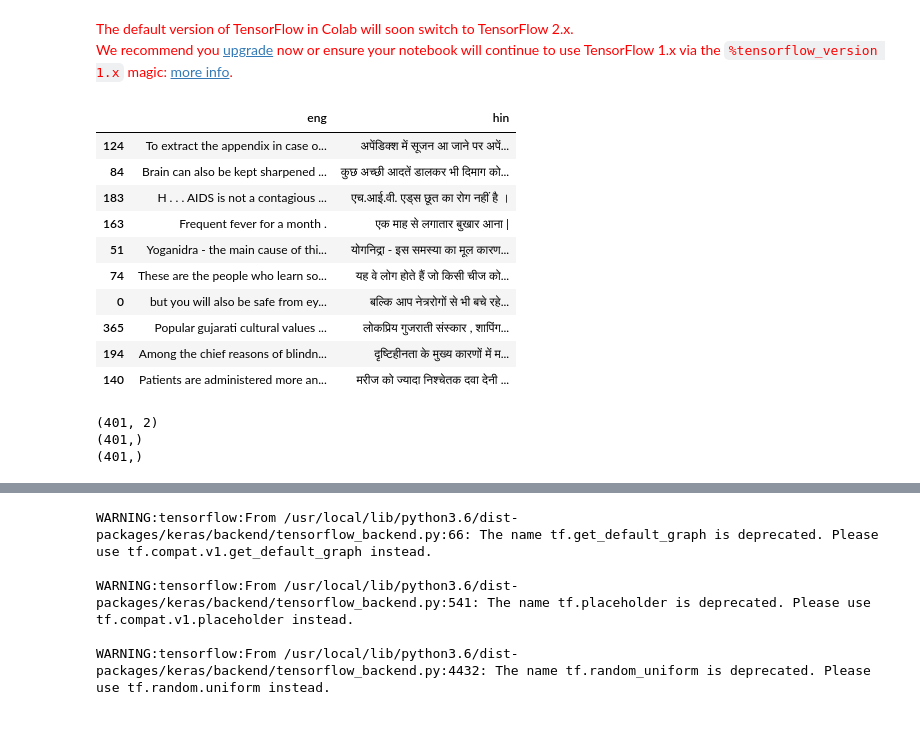
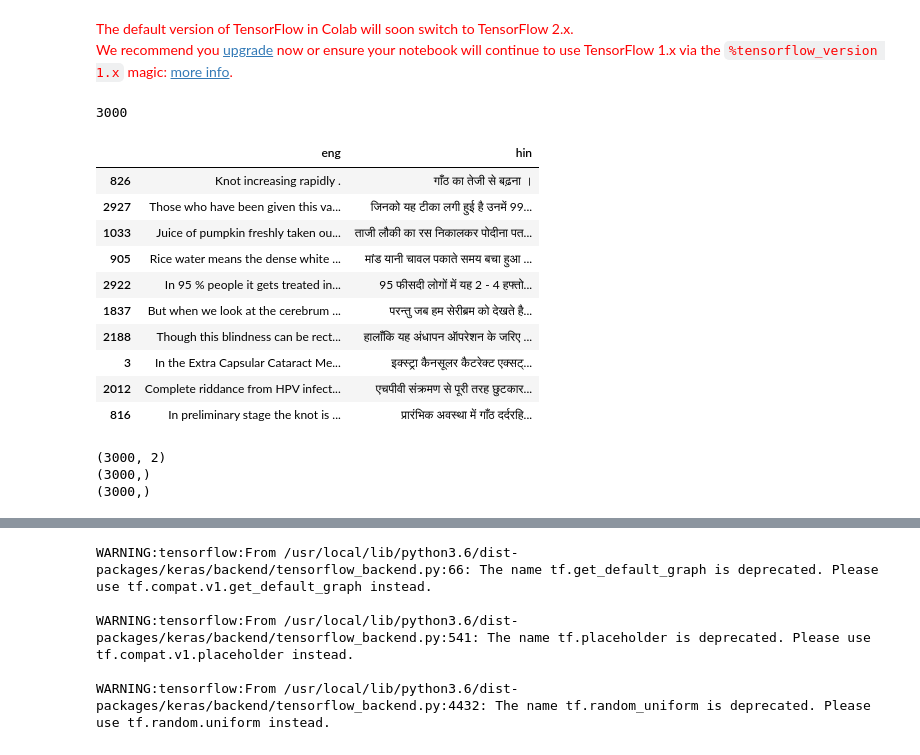
Before and after one commit to pnjha/NLP-Assignments, a Jupyter notebook: seq2seq_2.ipynb, the cells around one changed output, grey strips where cells are left out. Cells and saved outputs as stored; diff of their text form; code cells hidden in the pictures.

```diff
--- a/seq2seq_2.ipynb
+++ b/seq2seq_2.ipynb
@@ -33,31 +32,33 @@ Using TensorFlow backend.
 The default version of TensorFlow in Colab will soon switch to TensorFlow 2.x.
 We recommend you upgrade now or ensure your notebook will continue to use TensorFlow 1.x via the %tensorflow_version 1.x magic: more info.
 # %%
-# lines= pd.read_table('hin.txt', names=['eng', 'mar', 'temp'])
-X = pd.read_table('./NLA S20 - Assignment 2 Data/enghin/dev.en', names=['eng'])
-Y = pd.read_table('./NLA S20 - Assignment 2 Data/enghin/dev.hi', names=['hin'])
-lines = pd.concat([X,Y], axis=1)
+X = pd.read_table('./NLA S20 - Assignment 2 Data/enghin/train.en', names=['eng'])
+Y = pd.read_table('./NLA S20 - Assignment 2 Data/enghin/train.hi', names=['hin'])
+lines = pd.concat([X[:3000],Y[:3000]], axis=1)
+print(len(lines))
+lines = shuffle(lines)
 lines.sample(10)
 # %% [output]
+3000
 |  | eng | hin |
-| 124 | To extract the appendix in case o... | अपेंडिक्श में सूजन आ जाने पर अपें... |
-| 84 | Brain can also be kept sharpened ... | कुछ अच्छी आदतें डालकर भी दिमाग को... |
-| 183 | H . . . AIDS is not a contagious ... | एच.आई.वी. एड्स छूत का रोग नहीं है । |
-| 163 | Frequent fever for a month . | एक माह से लगातार बुखार आना | |
-| 51 | Yoganidra - the main cause of thi... | योगनिद्रा - इस समस्या का मूल कारण... |
-| 74 | These are the people who learn so... | यह वे लोग होते हैं जो किसी चीज को... |
-| 0 | but you will also be safe from ey... | बल्कि आप नेत्ररोगों से भी बचे रहे... |
-| 365 | Popular gujarati cultural values ... | लोकप्रिय गुजराती संस्कार , शापिंग... |
-| 194 | Among the chief reasons of blindn... | दृष्टिहीनता के मुख्य कारणों में म... |
-| 140 | Patients are administered more an... | मरीज को ज्यादा निश्चेतक दवा देनी ... |
+| 826 | Knot increasing rapidly . | गाँठ का तेजी से बढ़ना । |
+| 2927 | Those who have been given this va... | जिनको यह टीका लगी हुई है उनमें 99... |
+| 1033 | Juice of pumpkin freshly taken ou... | ताजी लौकी का रस निकालकर पोदीना पत... |
+| 905 | Rice water means the dense white ... | मांड यानी चावल पकाते समय बचा हुआ ... |
+| 2922 | In 95 % people it gets treated in... | 95 फीसदी लोगों में यह 2 - 4 हफ्तो... |
+| 1837 | But when we look at the cerebrum ... | परन्तु जब हम सेरीब्रम को देखते है... |
+| 2188 | Though this blindness can be rect... | हालाँकि यह अंधापन ऑपरेशन के जरिए ... |
+| 3 | In the Extra Capsular Cataract Me... | इक्स्ट्रा कैनसूलर कैटरेक्ट एक्सट्... |
+| 2012 | Complete riddance from HPV infect... | एचपीवी संक्रमण से पूरी तरह छुटकार... |
+| 816 | In preliminary stage the knot is ... | प्रारंभिक अवस्था में गाँठ दर्दरहि... |
 # %%
 print(lines.shape)
 print(lines.eng.shape)
 print(lines.hin.shape)
 # %% [output]
-(401, 2)
-(401,)
-(401,)
+(3000, 2)
+(3000,)
+(3000,)
 # %%
 def process_data(data,append_char):
   data = data.apply(lambda x: x.lower())
```
Also changed, not shown: parts of 21 cells of this notebook.
